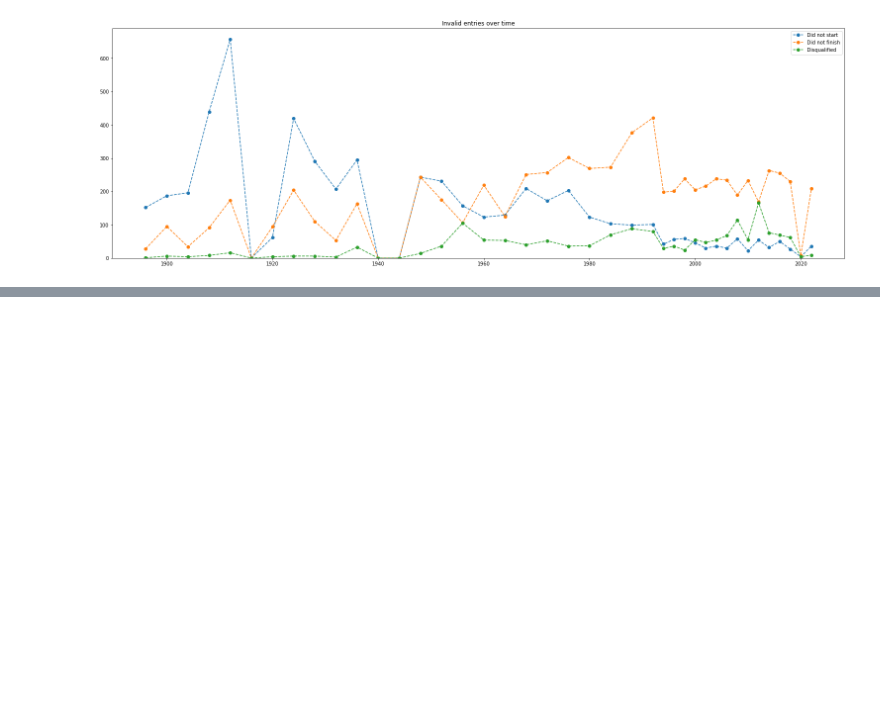
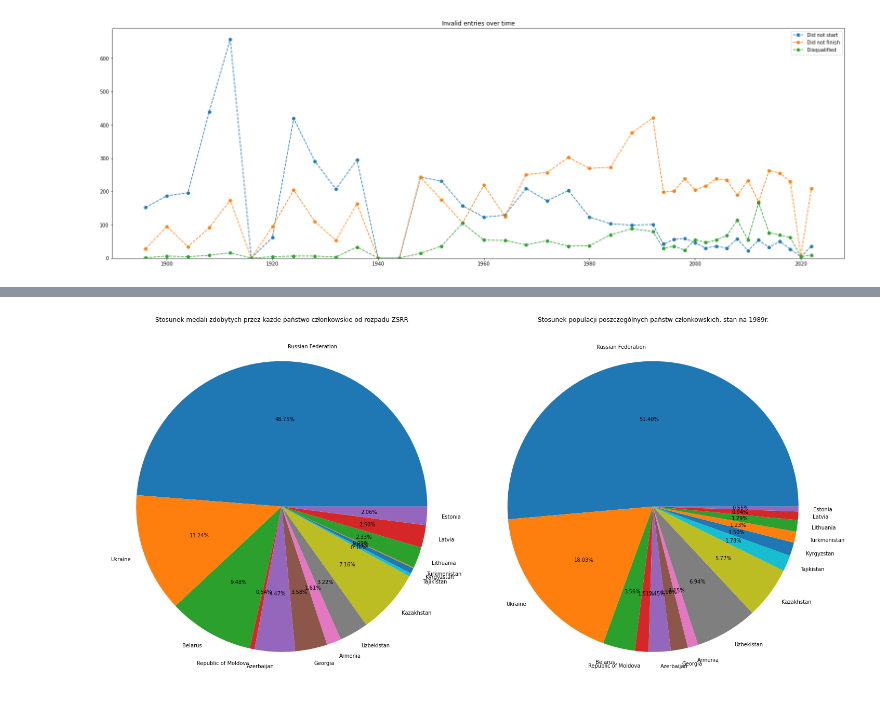
Before and after one commit to mihawb/olympics-ds, a Jupyter notebook: analysis/allGamesAnalysis.ipynb, the cells around one changed output, grey strips where cells are left out. Saved outputs shown, nothing was run; the diff lists cells and outputs as text; code cells hidden in the pictures; blank space fills up the shorter version.

```diff
--- a/analysis/allGamesAnalysis.ipynb
+++ b/analysis/allGamesAnalysis.ipynb
@@ -230,0 +282,20 @@ Po wykluczeniu Rosji z udziału w IO: 120 medalistów na 666 uczestników - 18.0
+# %%
+medalsByPostUSSRCountry = pd.Series([0] * len(formerUSSRpops.keys()), index=formerUSSRpops.keys())
+
+for c in formerUSSRpops.keys():
+	nOfmed = (allScores.loc[allScores.Country == c]								# dla danego kraju
+					   .loc[(allScores.Place >= 1) & (allScores.Place <= 3)]	# medalisci
+					   .loc[allScores.Year > 1988]								# po rozpadzie ZSRR
+					   .shape[0])												# ilosc wierszy
+	medalsByPostUSSRCountry[c] = nOfmed
+
+plt.figure(figsize = (20,10), constrained_layout = True, facecolor='white')
+plt.subplot(1,2,1)
+plt.pie(medalsByPostUSSRCountry, labels=medalsByPostUSSRCountry.index, autopct='%1.2f%%')
+plt.title('Stosunek medali zdobytych przez każde państwo członkowskie od rozpadu ZSRR')
+plt.subplot(1,2,2)
+plt.pie(list(formerUSSRpops.values()), labels=list(formerUSSRpops.keys()), autopct='%1.2f%%')
+plt.title('Stosunek populacji poszczególnych państw członkowskich, stan na 1989r.')
+plt.show()
+# %% [output]
+[figure, added]
```
Also changed, not shown: parts of 3 cells of this notebook.
